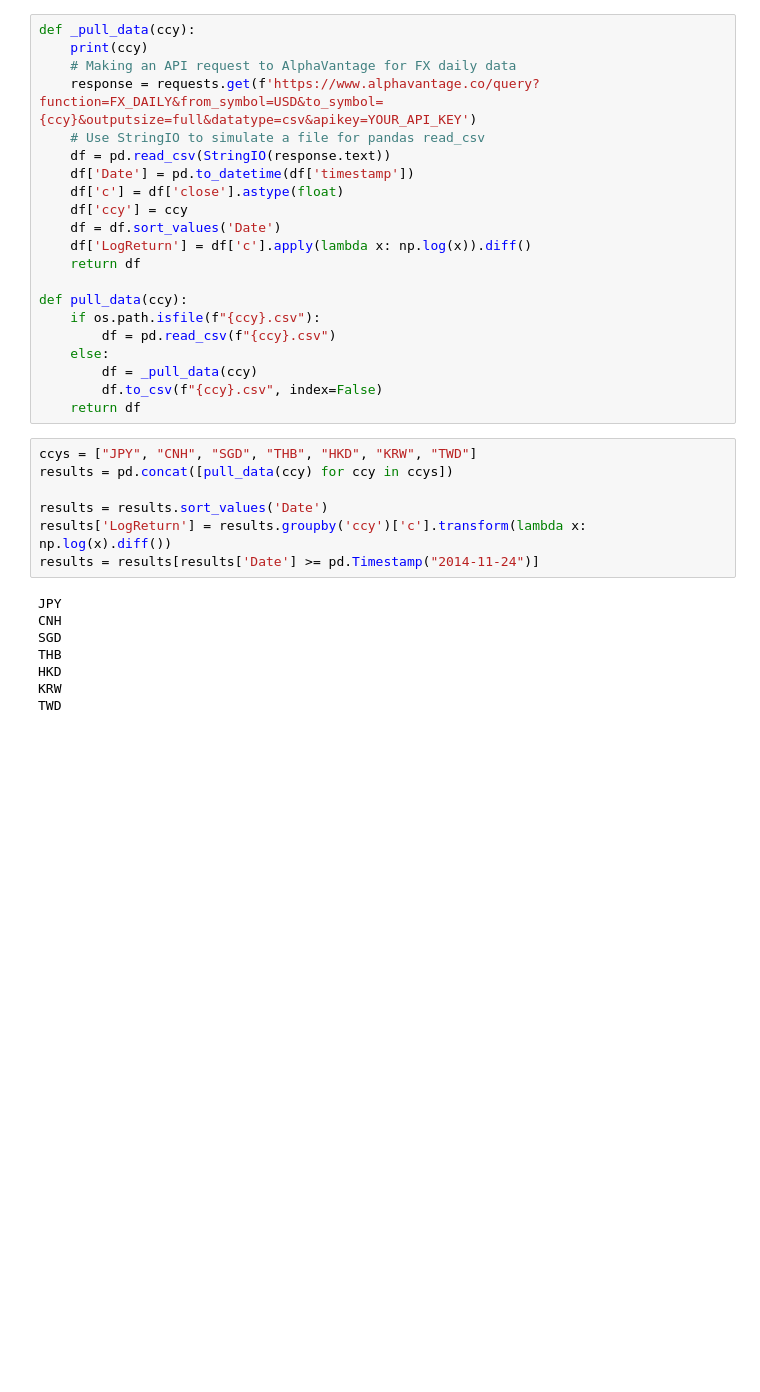
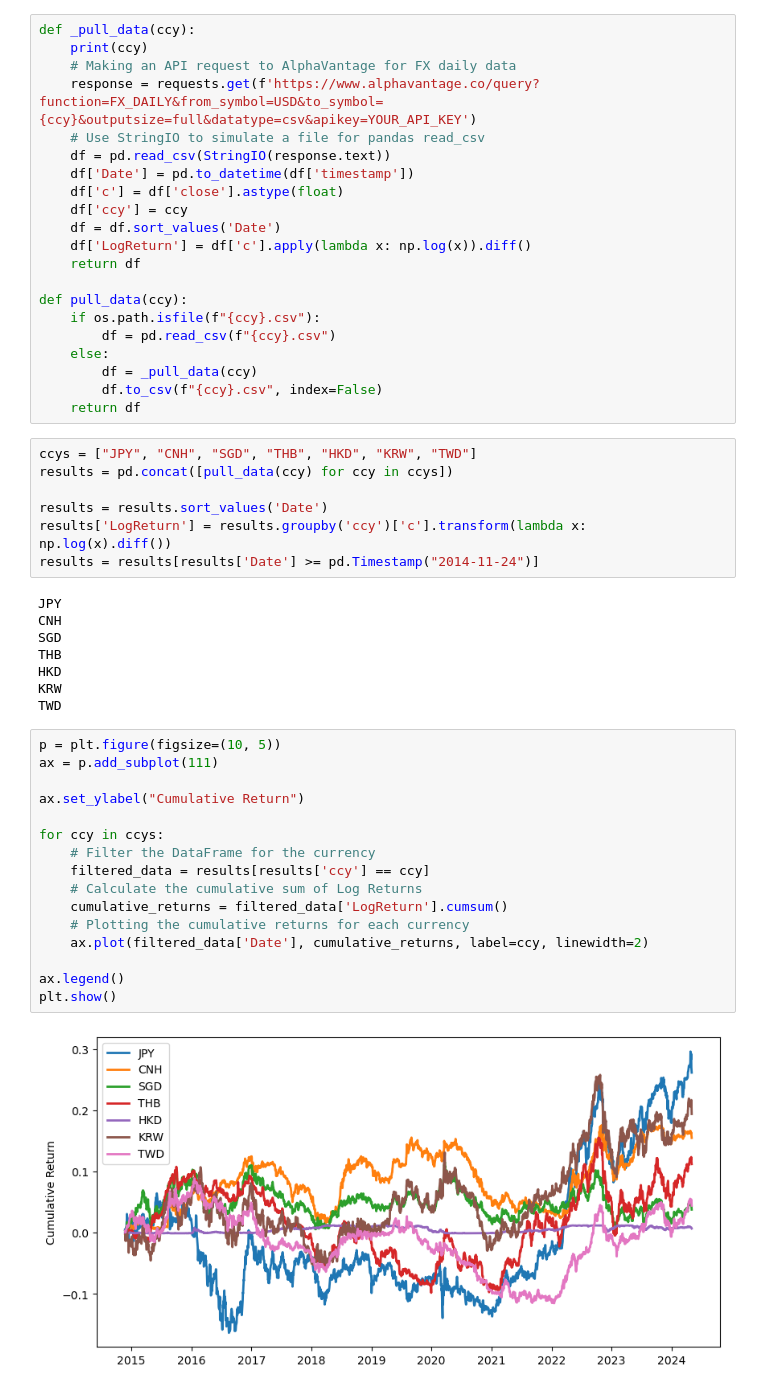
Before and after one commit to atkrish0/quantfin, a Jupyter notebook: currency hedging + PCA/v1.ipynb, the cells around one changed output. Saved outputs shown, nothing was run; the diff lists cells and outputs as text; blank space fills up the shorter version.

```diff
--- a/currency hedging + PCA/v1.ipynb
+++ b/currency hedging + PCA/v1.ipynb
@@ -42,3 +43,21 @@ THB
 HKD
 KRW
 TWD
+# %%
+p = plt.figure(figsize=(10, 5))
+ax = p.add_subplot(111)
+
+ax.set_ylabel("Cumulative Return")
+
+for ccy in ccys:
+    # Filter the DataFrame for the currency
+    filtered_data = results[results['ccy'] == ccy]
+    # Calculate the cumulative sum of Log Returns
+    cumulative_returns = filtered_data['LogReturn'].cumsum()
+    # Plotting the cumulative returns for each currency
+    ax.plot(filtered_data['Date'], cumulative_returns, label=ccy, linewidth=2)
+
+ax.legend()
+plt.show()
+# %% [output]
+[figure, added]
```
Also changed, not shown: parts of 1 cell of this notebook, 6 other files.
